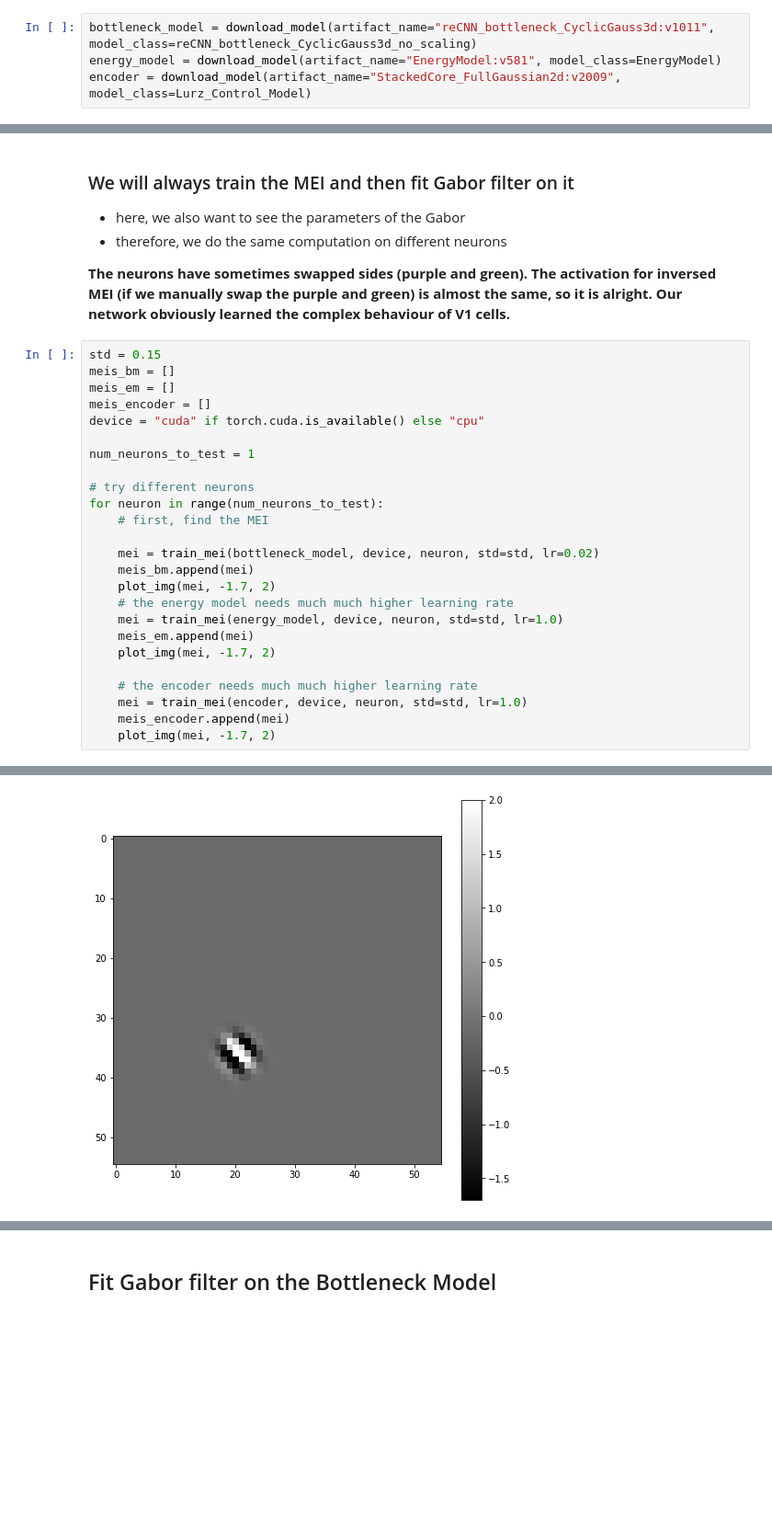
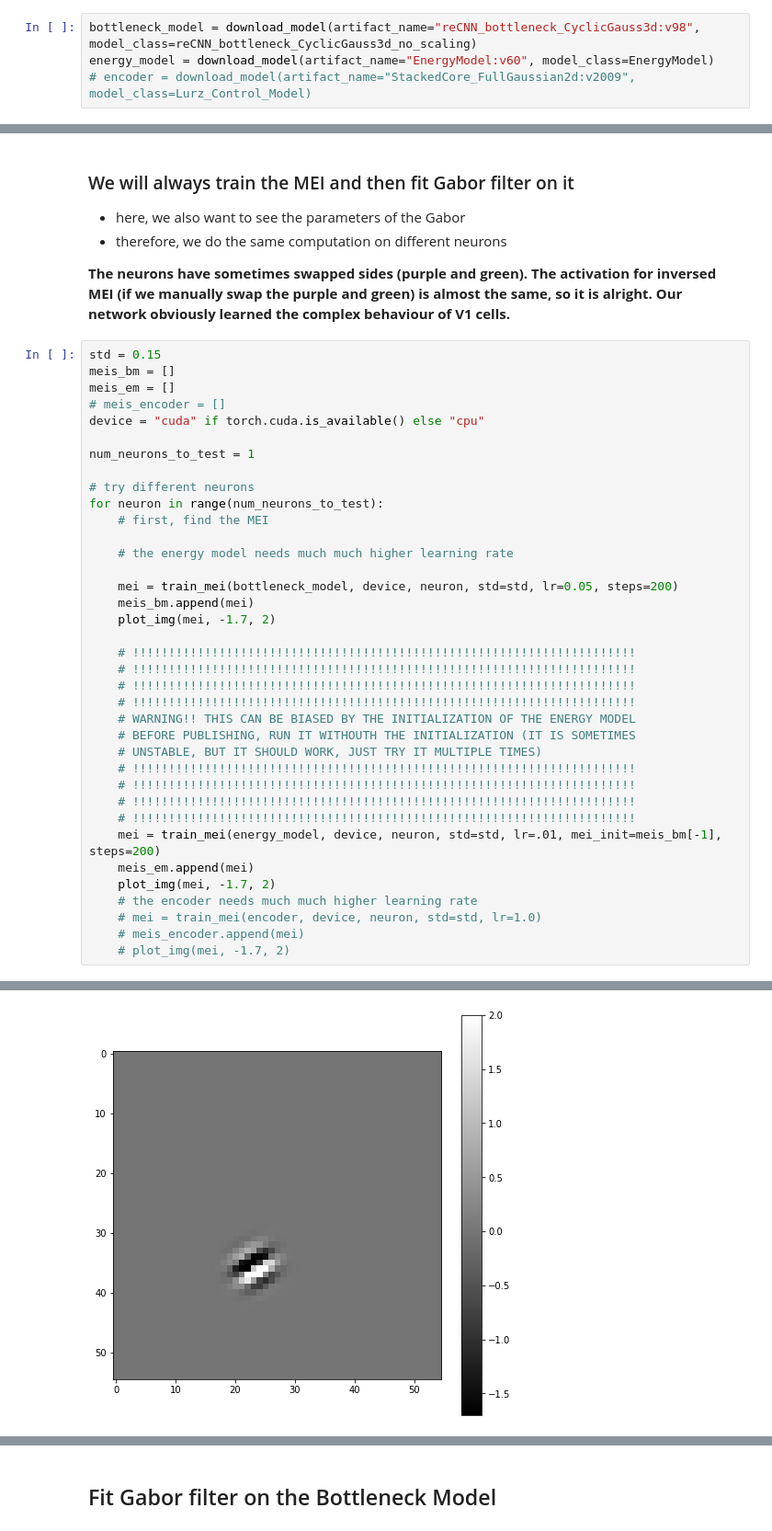
Before and after one commit to mpicek/reCNN_visual_prosthesis, a Jupyter notebook: experiments/MEI.ipynb, the cells around one changed output, grey strips where cells are left out. Shown at 92% size. Drawn from its saved outputs; the diff is of its cells as text; blank space fills up the shorter version.

```diff
--- a/experiments/MEI.ipynb
+++ b/experiments/MEI.ipynb
@@ -25,7 +25,7 @@ from experiments.MEI import *
 # %% [markdown]
 # First, create the trainable image and train it on the first neuron of the encoder
 # %%
-bottleneck_model = download_model(artifact_name="reCNN_bottleneck_CyclicGauss3d:v1011", model_class=reCNN_bottleneck_CyclicGauss3d_no_scaling)
-energy_model = download_model(artifact_name="EnergyModel:v581", model_class=EnergyModel)
-encoder = download_model(artifact_name="StackedCore_FullGaussian2d:v2009", model_class=Lurz_Control_Model)
+bottleneck_model = download_model(artifact_name="reCNN_bottleneck_CyclicGauss3d:v98", model_class=reCNN_bottleneck_CyclicGauss3d_no_scaling)
+energy_model = download_model(artifact_name="EnergyModel:v60", model_class=EnergyModel)
+# encoder = download_model(artifact_name="StackedCore_FullGaussian2d:v2009", model_class=Lurz_Control_Model)
 # %% [output]
@@ -109,7 +119,7 @@ def show_four_images(image1, image2, image3, image4, pixel_min, pixel_max):
 std = 0.15
 meis_bm = []
 meis_em = []
-meis_encoder = []
+# meis_encoder = []
 device = "cuda" if torch.cuda.is_available() else "cpu"
 
 num_neurons_to_test = 1
@@ -118,16 +128,28 @@ num_neurons_to_test = 1
 for neuron in range(num_neurons_to_test):
     # first, find the MEI
 
-    mei = train_mei(bottleneck_model, device, neuron, std=std, lr=0.02)
+    # the energy model needs much much higher learning rate
+
+    mei = train_mei(bottleneck_model, device, neuron, std=std, lr=0.05, steps=200)
     meis_bm.append(mei)
     plot_img(mei, -1.7, 2)
-    # the energy model needs much much higher learning rate
-    mei = train_mei(energy_model, device, neuron, std=std, lr=1.0)
+
+    # !!!!!!!!!!!!!!!!!!!!!!!!!!!!!!!!!!!!!!!!!!!!!!!!!!!!!!!!!!!!!!!!!!!!!!
+    # !!!!!!!!!!!!!!!!!!!!!!!!!!!!!!!!!!!!!!!!!!!!!!!!!!!!!!!!!!!!!!!!!!!!!!
+    # !!!!!!!!!!!!!!!!!!!!!!!!!!!!!!!!!!!!!!!!!!!!!!!!!!!!!!!!!!!!!!!!!!!!!!
+    # !!!!!!!!!!!!!!!!!!!!!!!!!!!!!!!!!!!!!!!!!!!!!!!!!!!!!!!!!!!!!!!!!!!!!!
+    # WARNING!! THIS CAN BE BIASED BY THE INITIALIZATION OF THE ENERGY MODEL
+    # BEFORE PUBLISHING, RUN IT WITHOUTH THE INITIALIZATION (IT IS SOMETIMES
+    # UNSTABLE, BUT IT SHOULD WORK, JUST TRY IT MULTIPLE TIMES)
+    # !!!!!!!!!!!!!!!!!!!!!!!!!!!!!!!!!!!!!!!!!!!!!!!!!!!!!!!!!!!!!!!!!!!!!!
+    # !!!!!!!!!!!!!!!!!!!!!!!!!!!!!!!!!!!!!!!!!!!!!!!!!!!!!!!!!!!!!!!!!!!!!!
+    # !!!!!!!!!!!!!!!!!!!!!!!!!!!!!!!!!!!!!!!!!!!!!!!!!!!!!!!!!!!!!!!!!!!!!!
+    # !!!!!!!!!!!!!!!!!!!!!!!!!!!!!!!!!!!!!!!!!!!!!!!!!!!!!!!!!!!!!!!!!!!!!!
+    mei = train_mei(energy_model, device, neuron, std=std, lr=.01, mei_init=meis_bm[-1], steps=200)
     meis_em.append(mei)
     plot_img(mei, -1.7, 2)
-
     # the encoder needs much much higher learning rate
-    mei = train_mei(encoder, device, neuron, std=std, lr=1.0)
-    meis_encoder.append(mei)
-    plot_img(mei, -1.7, 2)
+    # mei = train_mei(encoder, device, neuron, std=std, lr=1.0)
+    # meis_encoder.append(mei)
+    # plot_img(mei, -1.7, 2)
 # %% [output]
@@ -141 +161 @@ Inverse activation tensor(26.2812, device='cuda:0', grad_fn=<MeanBackward0>)
-[figure, old version]
+[figure, new version]
```
Also changed, not shown: parts of 6 cells of this notebook, 1 other file.
